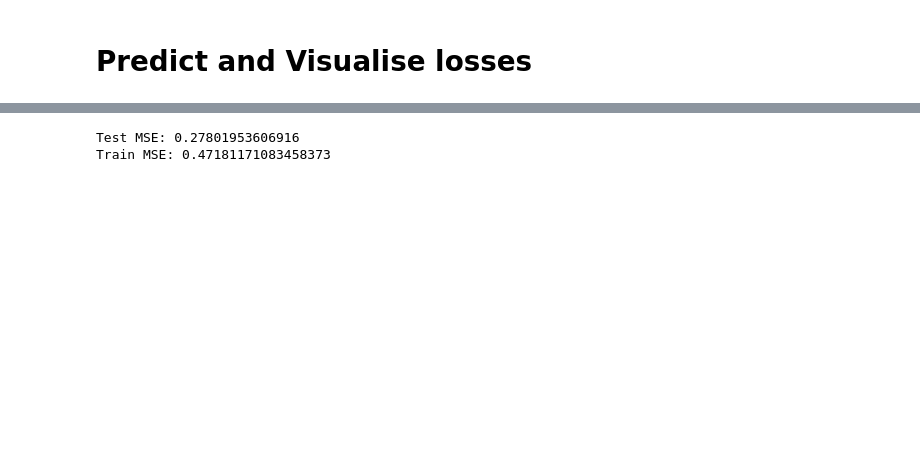
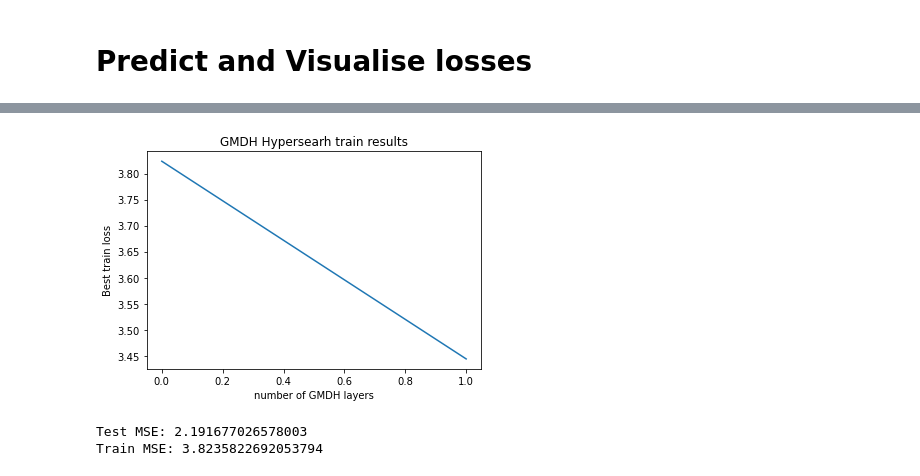
Before and after one commit to tupoylogin/Neural_Net_Genetic_Alg, a Jupyter notebook: examples/FuzzyGMDHandDenseOnSGD_GDP.ipynb, the cells around one changed output, grey strips where cells are left out. Cells and saved outputs as stored; diff of their text form; code cells hidden in the pictures; blank space fills up the shorter version.

```diff
--- a/examples/FuzzyGMDHandDenseOnSGD_GDP.ipynb
+++ b/examples/FuzzyGMDHandDenseOnSGD_GDP.ipynb
@@ -203,12 +208,20 @@ plt.show()
+# %%
+plt.title('GMDH Hypersearh train results')
+plt.plot(all_train_metrics)
+plt.xlabel('number of GMDH layers')
+plt.ylabel('Best train loss')
+plt.show()
+# %% [output]
+[figure, added]
 # %%
-prediction = gmdh_pipeline_predict(possible_models, possible_pairs_test, best_W)
-prediction_train = gmdh_pipeline_predict(possible_models, possible_pairs_train, best_W)
+prediction = best_test_pred
+prediction_train = best_train_pred
 
 print(f"Test MSE: {MSE(y_test, prediction)[0]}")
 print(f"Train MSE: {MSE(y_train, prediction_train)[0]}")
 # %% [output]
-Test MSE: 0.27801953606916
-Train MSE: 0.47181171083458373
+Test MSE: 2.191677026578003
+Train MSE: 3.8235822692053794
 # %%
 plt.title('Validation Target')
 plt.plot(prediction, label='prediction')
```
Also changed, not shown: parts of 16 cells of this notebook, 2 other files.
